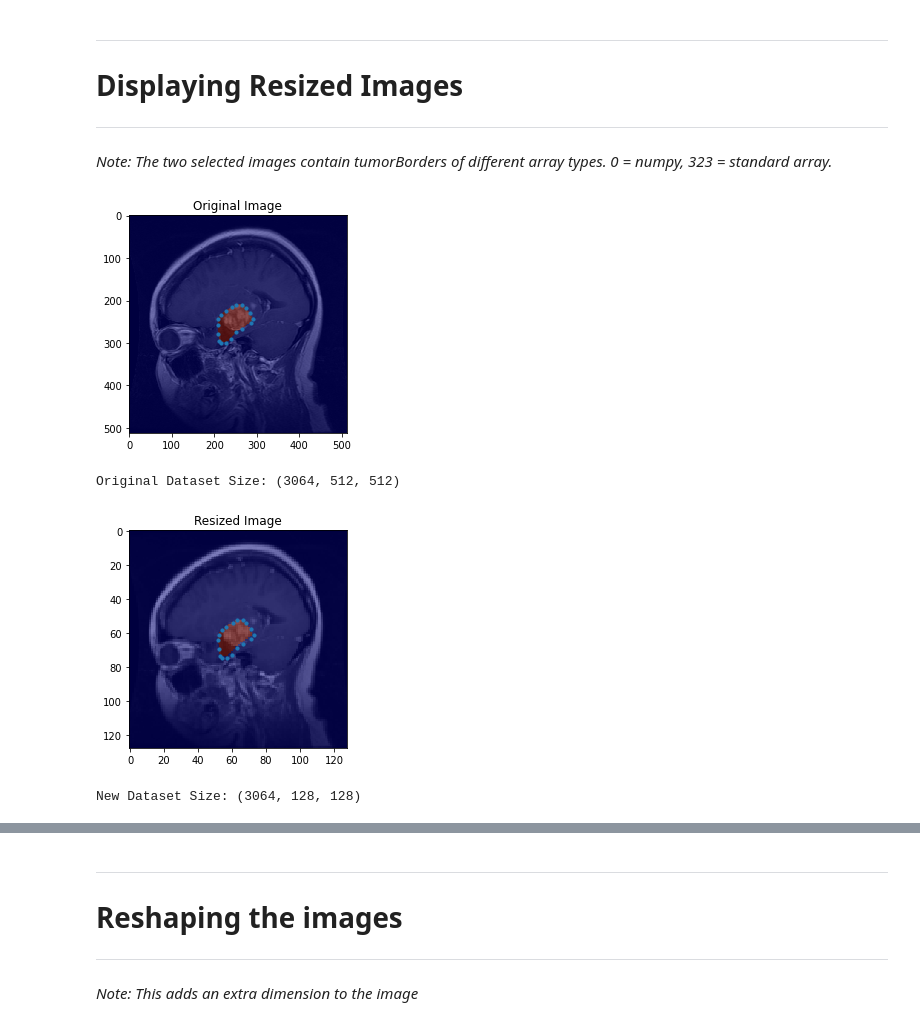
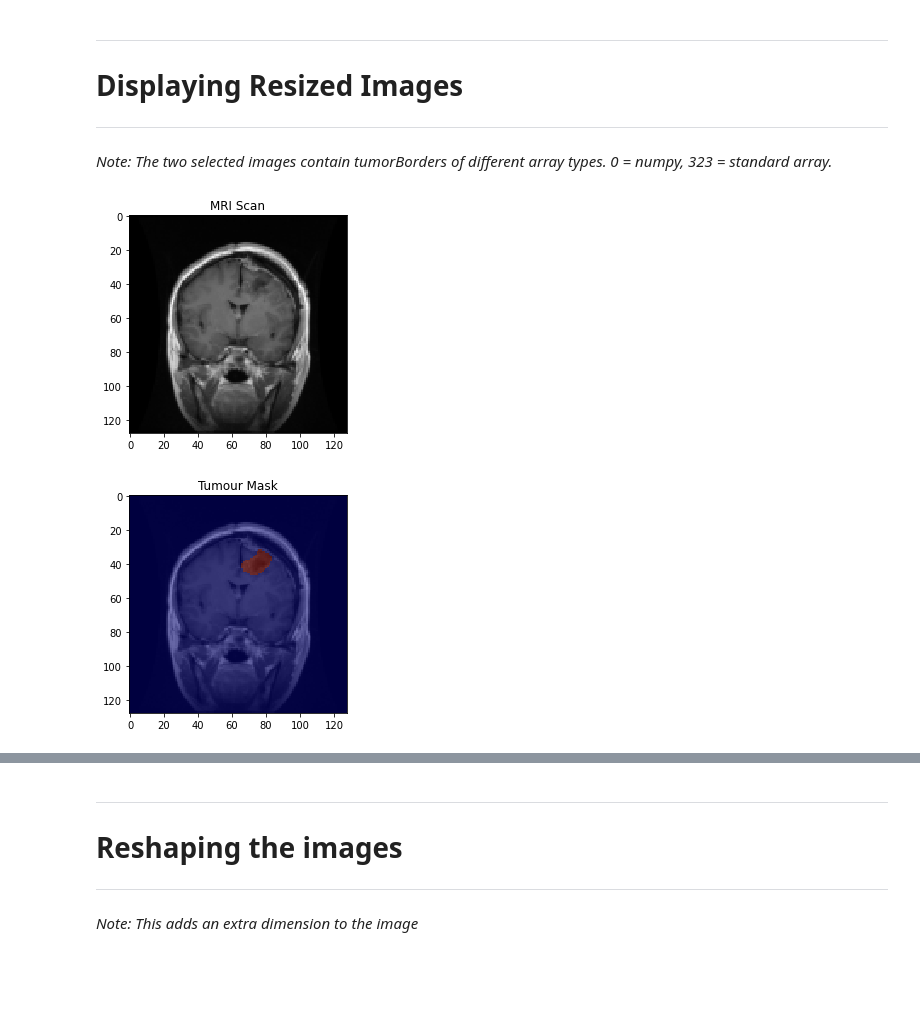
Before and after one commit to jw01324/COM3025, a Jupyter notebook: COM3025.ipynb, the cells around one changed output, grey strips where cells are left out. Saved outputs shown, nothing was run; the diff lists cells and outputs as text; code cells hidden in the pictures; blank space fills up the shorter version.

Commit message:
Tumour Mask Prediction

```diff
--- a/COM3025.ipynb
+++ b/COM3025.ipynb
@@ -128,30 +138,16 @@ Importing Files: 3063
 # %%
 import matplotlib.pyplot as plt
 
-tumorBordersX = tumorBorders[0][::2]
-tumorBordersY = tumorBorders[0][1::2]
-tumorBordersX_rs = tumorBorders_rs[0][::2]
-tumorBordersY_rs = tumorBorders_rs[0][1::2]
+plt.figure()
+plt.title("MRI Scan")
+plt.imshow(images_rs[0], 'gray', interpolation='none')
+plt.show()
 
 plt.figure()
-plt.title("Original Image")
-plt.imshow(images[0], 'gray', interpolation='none')
-plt.imshow(tumorMask[0], 'jet', interpolation='none', alpha=0.5)
-plt.scatter(tumorBordersX, tumorBordersY, s=10)
-plt.show()
-
-print("Original Dataset Size: " + str(images.shape))
-
-plt.figure()
-plt.title("Resized Image")
+plt.title("Tumour Mask")
 plt.imshow(images_rs[0], 'gray', interpolation='none')
 plt.imshow(tumorMask_rs[0], 'jet', interpolation='none', alpha=0.5)
-plt.scatter(tumorBordersX_rs, tumorBordersY_rs, s=10)
 plt.show()
-
-print("New Dataset Size: " + str(images_rs.shape))
 # %% [output]
-[figure, old version]
+[figure, new version]
-Original Dataset Size: (3064, 512, 512)
-[figure, old version]
+[figure, new version]
-New Dataset Size: (3064, 128, 128)
```
Also changed, not shown: parts of 17 cells of this notebook.
